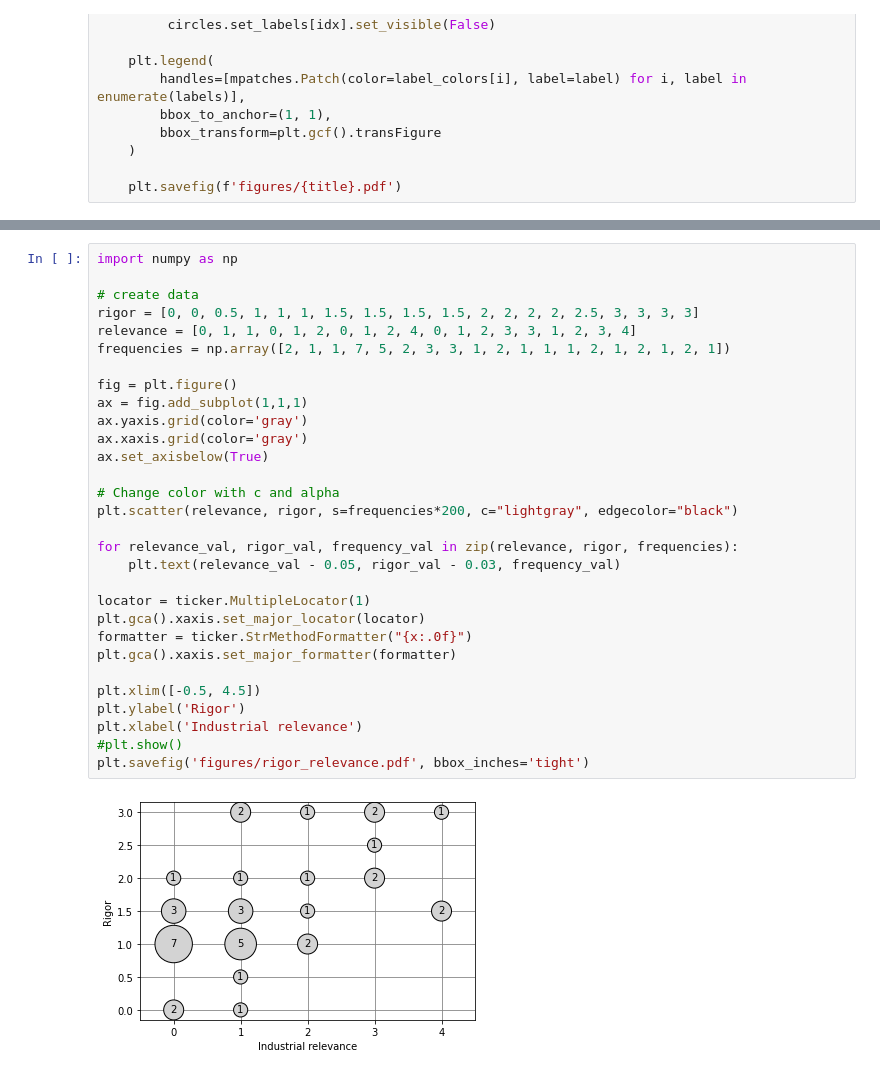
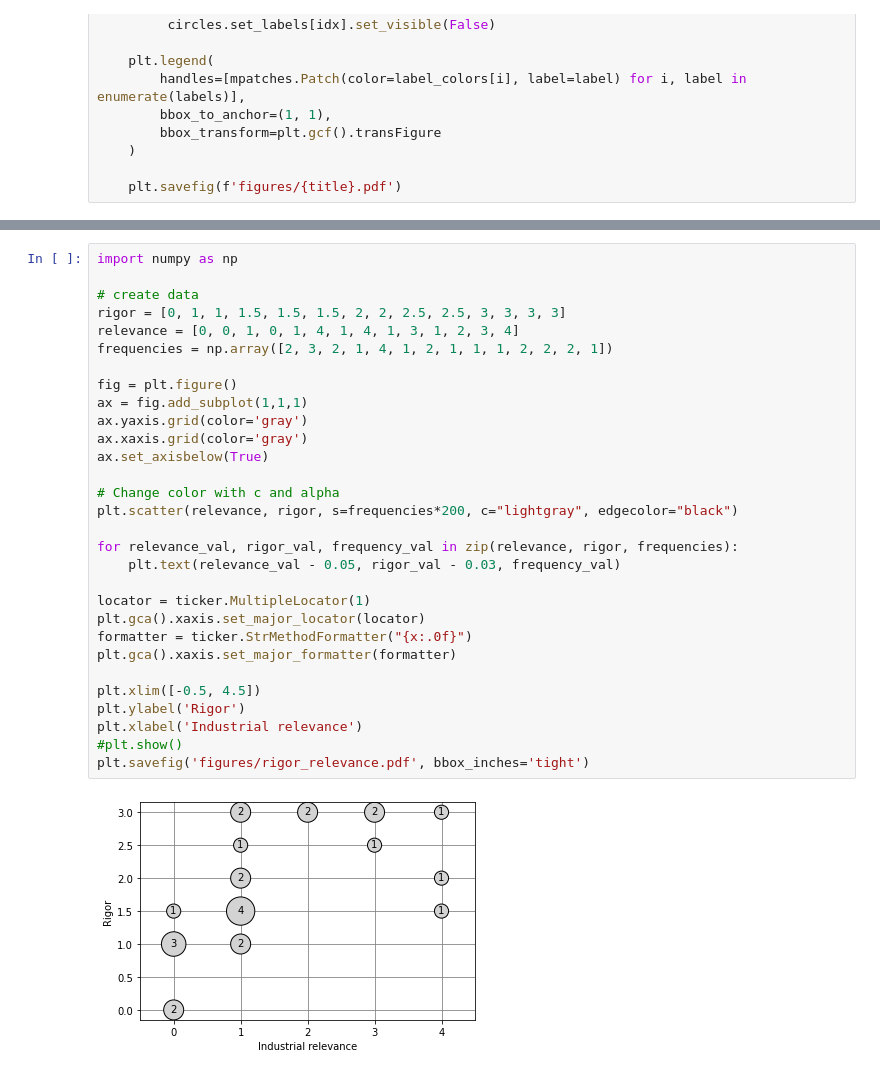
Before and after one commit to engelhamer/SLR-2021, a Jupyter notebook: data_analysis/figures.ipynb, the cells around one changed output, grey strips where cells are left out. Saved outputs shown, nothing was run; the diff lists cells and outputs as text.

```diff
--- a/data_analysis/figures.ipynb
+++ b/data_analysis/figures.ipynb
@@ -104,32 +60,32 @@ plot_bar_frequencies(
 # %%
 import numpy as np
 
 # create data
-rigor = [0, 0, 0.5, 1, 1, 1, 1.5, 1.5, 1.5, 1.5, 2, 2, 2, 2, 2.5, 3, 3, 3, 3]
-relevance = [0, 1, 1, 0, 1, 2, 0, 1, 2, 4, 0, 1, 2, 3, 3, 1, 2, 3, 4]
-frequencies = np.array([2, 1, 1, 7, 5, 2, 3, 3, 1, 2, 1, 1, 1, 2, 1, 2, 1, 2, 1])
+rigor = [0, 1, 1, 1.5, 1.5, 1.5, 2, 2, 2.5, 2.5, 3, 3, 3, 3]
+relevance = [0, 0, 1, 0, 1, 4, 1, 4, 1, 3, 1, 2, 3, 4]
+frequencies = np.array([2, 3, 2, 1, 4, 1, 2, 1, 1, 1, 2, 2, 2, 1])
 
 fig = plt.figure()
 ax = fig.add_subplot(1,1,1)
 ax.yaxis.grid(color='gray')
 ax.xaxis.grid(color='gray')
 ax.set_axisbelow(True)
 
 # Change color with c and alpha
 plt.scatter(relevance, rigor, s=frequencies*200, c="lightgray", edgecolor="black")
 
 for relevance_val, rigor_val, frequency_val in zip(relevance, rigor, frequencies):
     plt.text(relevance_val - 0.05, rigor_val - 0.03, frequency_val)
 
 locator = ticker.MultipleLocator(1)
 plt.gca().xaxis.set_major_locator(locator)
 formatter = ticker.StrMethodFormatter("{x:.0f}")
 plt.gca().xaxis.set_major_formatter(formatter)
 
 plt.xlim([-0.5, 4.5])
 plt.ylabel('Rigor')
 plt.xlabel('Industrial relevance')
 #plt.show()
 plt.savefig('figures/rigor_relevance.pdf', bbox_inches='tight')
 # %% [output]
-[figure, old version]
+[figure, new version]
```
Also changed, not shown: parts of 8 cells of this notebook, 2 other files.
